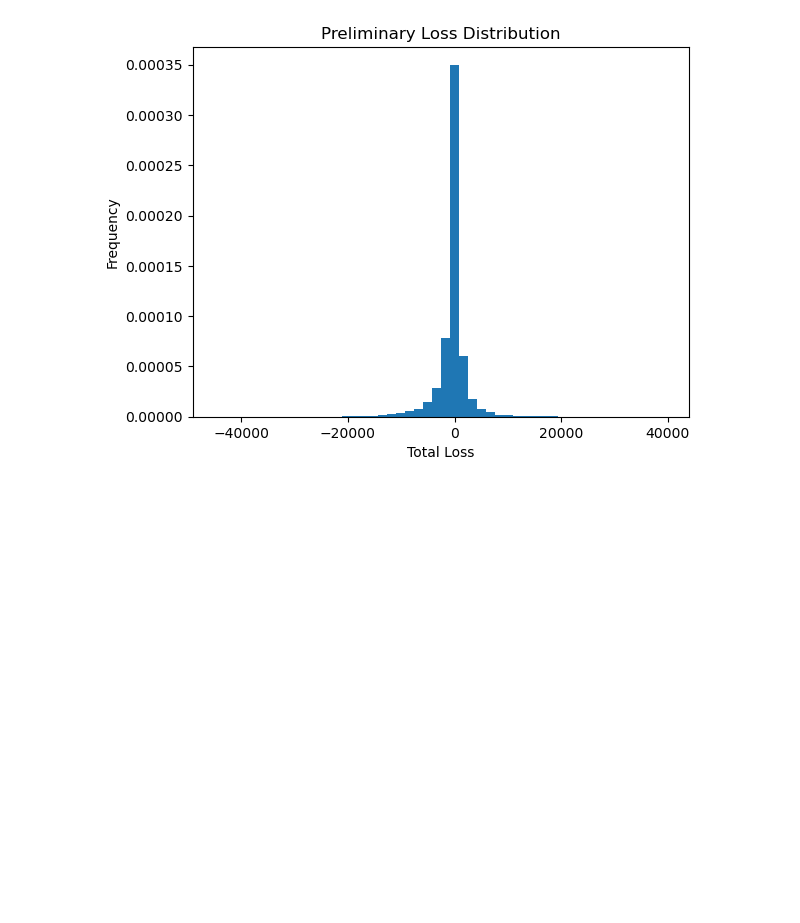
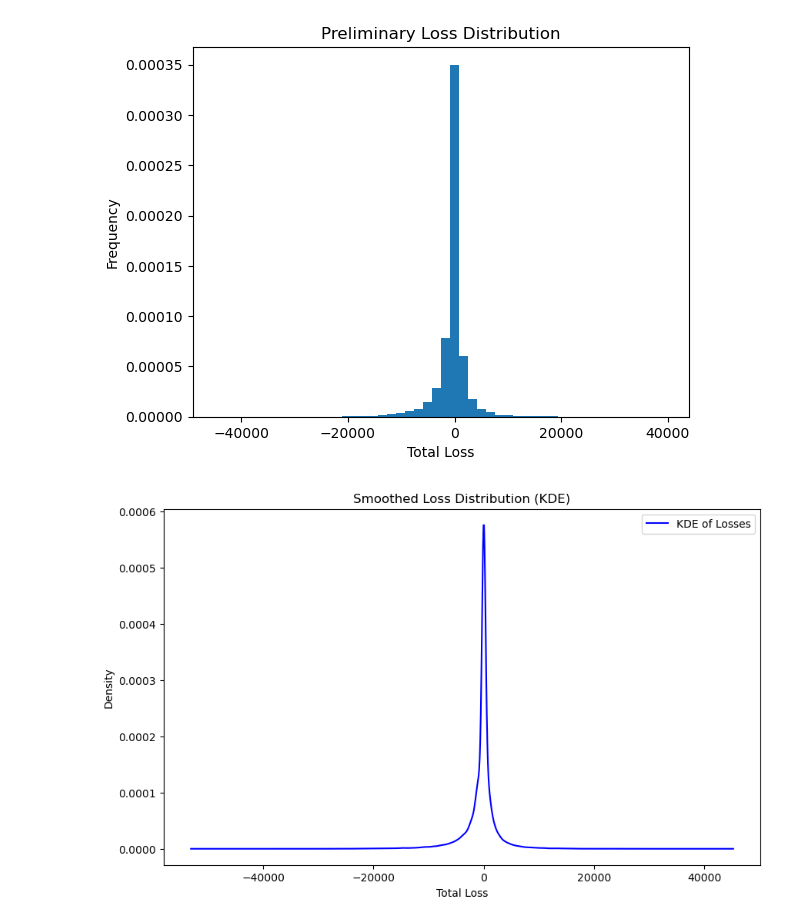
Before and after one commit to akrokosz/gs_quant_mc, a Jupyter notebook: baseline.ipynb, the cells around one changed output. Saved outputs shown, nothing was run; the diff lists cells and outputs as text; code cells hidden in the pictures; blank space fills up the shorter version.

```diff
--- a/baseline.ipynb
+++ b/baseline.ipynb
@@ -42,3 +41,24 @@ plt.ylabel("Frequency")
 plt.show()
 # %% [output]
 [figure]
+# %%
+import numpy as np
+import matplotlib.pyplot as plt
+from scipy.stats import gaussian_kde
+
+losses = np.array(sample)
+
+kde = gaussian_kde(losses)
+
+x_values = np.linspace(min(losses), max(losses), 1000)
+kde_values = kde(x_values)
+
+plt.figure(figsize=(10, 6))
+plt.plot(x_values, kde_values, color='blue', label='KDE of Losses')
+plt.title("Smoothed Loss Distribution (KDE)")
+plt.xlabel("Total Loss")
+plt.ylabel("Density")
+plt.legend()
+plt.show()
+# %% [output]
+[figure, added]
```
Also changed, not shown: parts of 1 cell of this notebook, 2 other files.
